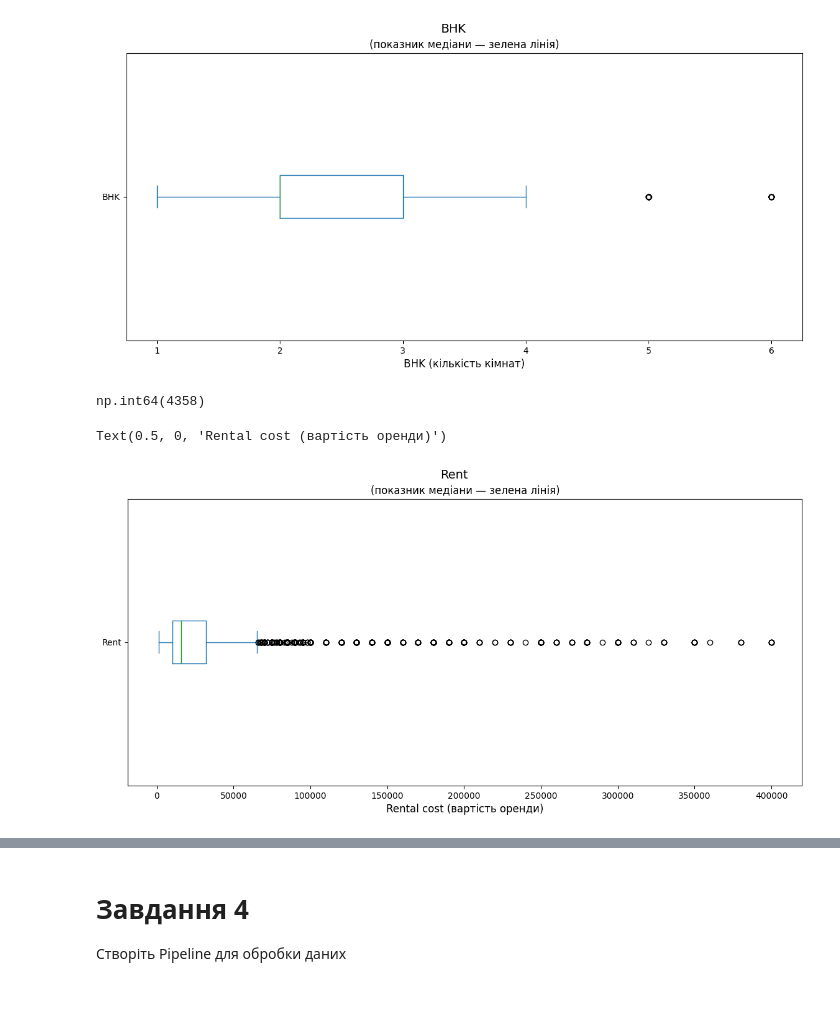
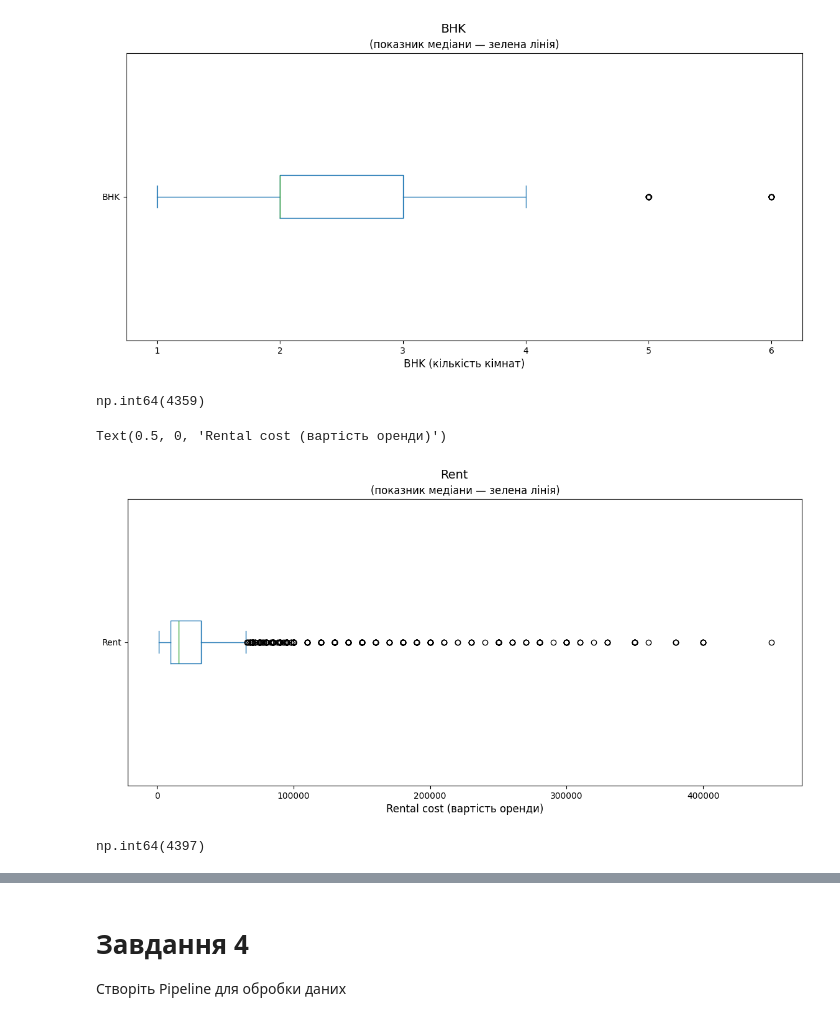
Before and after one commit to ValeriiSlynko/IT-STEP-Practice, a Jupyter notebook: Practice_Pandas/HmWrk2_Pandas(data processing).ipynb, the cells around one changed output, grey strips where cells are left out. Cells and saved outputs as stored; diff of their text form; code cells hidden in the pictures.

```diff
--- a/Practice_Pandas/HmWrk2_Pandas(data processing).ipynb
+++ b/Practice_Pandas/HmWrk2_Pandas(data processing).ipynb
@@ -191,10 +191,8 @@ ax.set_xlabel('BHK (кількість кімнат)', fontsize=12)
 Text(0.5, 0, 'BHK (кількість кімнат)')
 [figure]
 # %%
-# робимо корегування
-# mask = df['Rent'] < 6 * 1e6
-# mask.sum()
-mask = df['Rent'] < 450000
+# робимо корегування/видалення викидів
+mask = df['Rent'] < 0.5 * 1e6
 mask.sum()
 # %% [output]
-np.int64(4358)
+np.int64(4359)
@@ -203,11 +199,20 @@ df_filter_rent = df[mask]
+# %%
+# записуємо у змінну відфільтрованих даних
+df_filter = df[mask]
 # %%
-# малюємо ящик з вусами BHK(кількість спалень, вітальня та кухня)
-ax = df_filter_rent['Rent'].plot(kind='box', vert=False, figsize=(14, 6))
+# малюємо ящик з вусами Rent(вартість оренди)
+ax = df_filter['Rent'].plot(kind='box', vert=False, figsize=(14, 6))
 
 # Додаємо заголовки та підписи
 plt.suptitle('Rent', fontsize=14, y=0.96)
 ax.set_title('(показник медіани — зелена лінія)', fontsize=12)
 ax.set_xlabel('Rental cost (вартість оренди)', fontsize=12)
 # %% [output]
 Text(0.5, 0, 'Rental cost (вартість оренди)')
-[figure, old version]
+[figure, new version]
+# %%
+# робимо корегування/видалення викидів
+mask = df['Size'] < 5000
+mask.sum()
+# %% [output]
+np.int64(4397)
```
Also changed, not shown: parts of 5 cells of this notebook.
